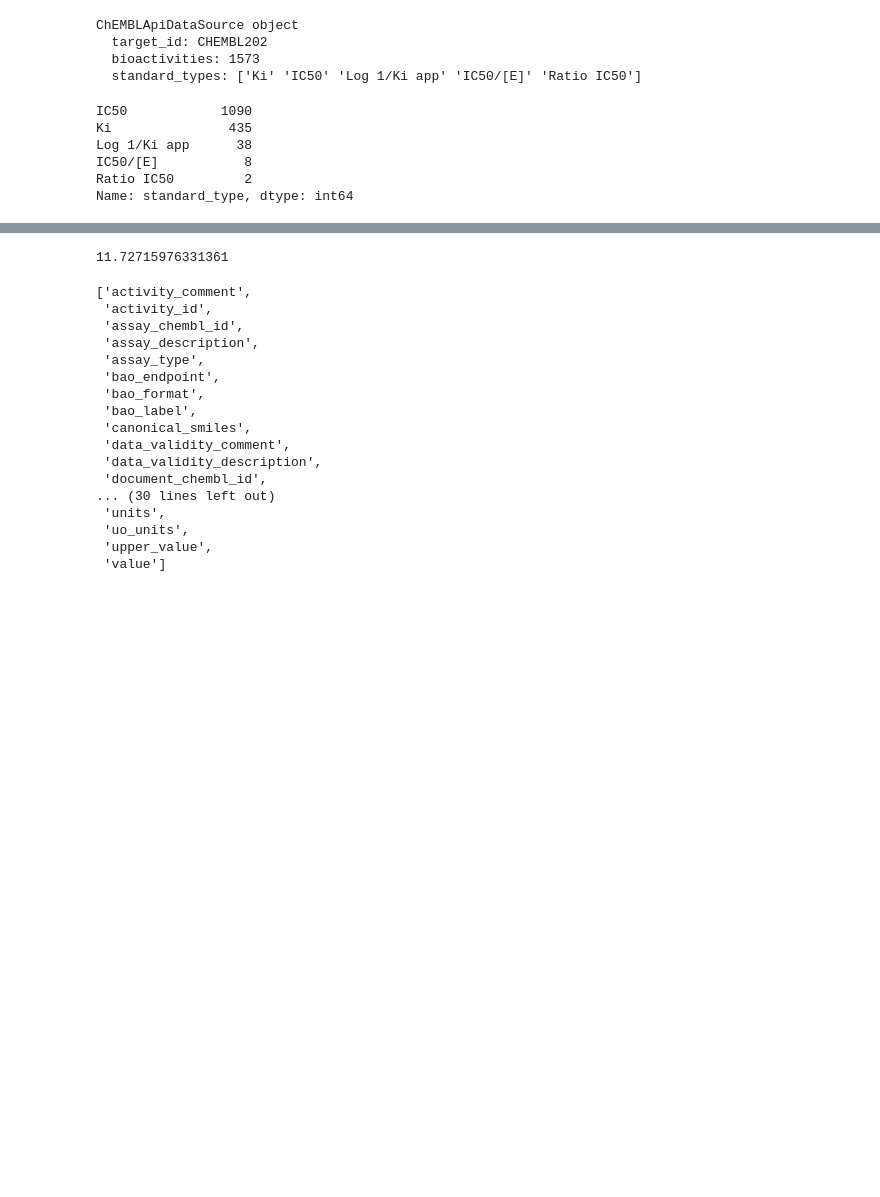
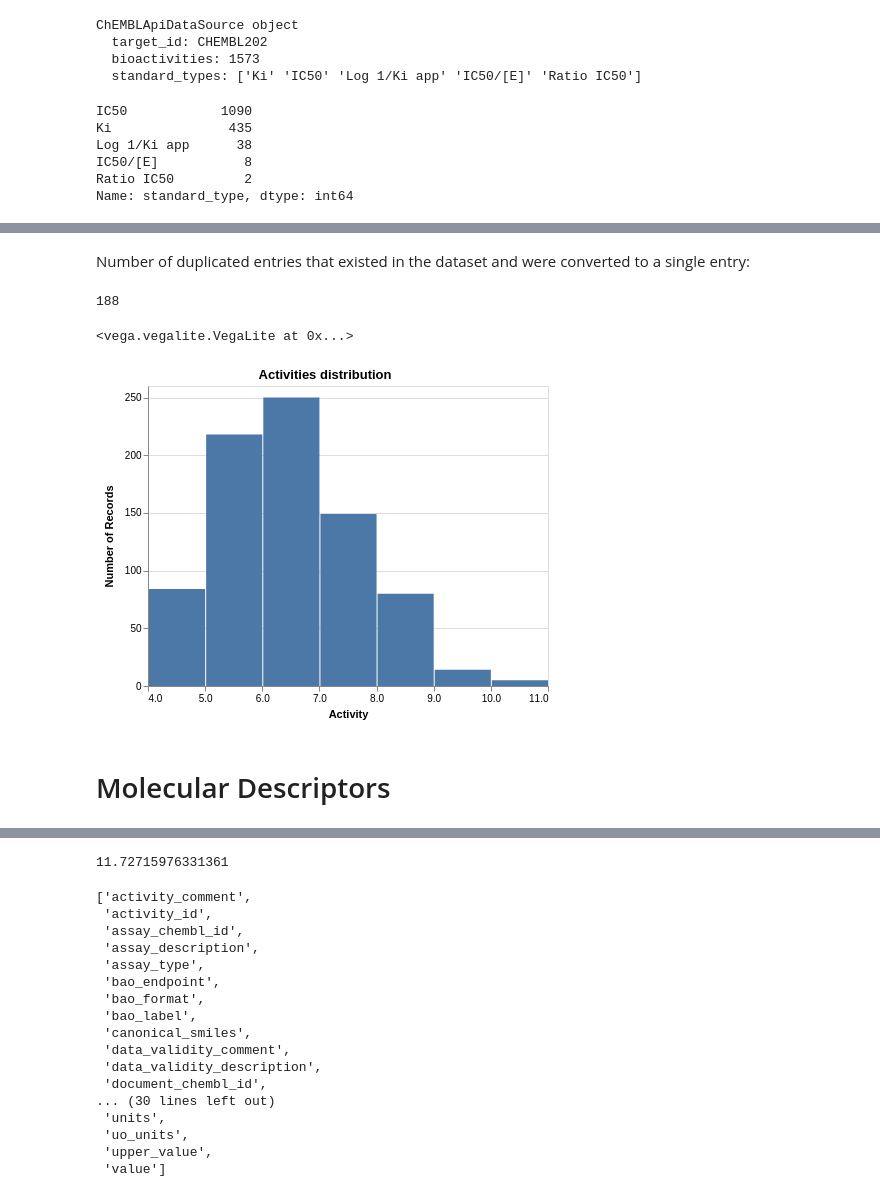
Before and after one commit to KISysBio/modSAR, a Jupyter notebook: processing/notebooks/2018-09-17-explore-chembl-api.ipynb, the cells around one changed output, grey strips where cells are left out. Cells and saved outputs as stored; diff of their text form; code cells hidden in the pictures; blank space fills up the shorter version.

```diff
--- a/processing/notebooks/2018-09-17-explore-chembl-api.ipynb
+++ b/processing/notebooks/2018-09-17-explore-chembl-api.ipynb
@@ -66,0 +66,23 @@ result_df = result_df[~result_df['pchembl_value'].isnull()]
+# %% [markdown]
+Number of duplicated entries that existed in the dataset and were converted to a single entry:
+# %%
+preprocessed_df['duplicated'].sum()
+# %% [output]
+188
+# %%
+import altair as alt
+
+alt.renderers.enable('notebook')
+
+alt.Chart(preprocessed_df).mark_bar().encode(
+    x=alt.X("median_pchembl_value", bin=True, title='Activity'),
+    y='count()',
+    tooltip=['count()'],
+).properties(
+    title='Activities distribution'
+)
+# %% [output]
+<vega.vegalite.VegaLite at 0x...>
+[figure, added]
+# %% [markdown]
+# Molecular Descriptors
```
Also changed, not shown: parts of 30 cells of this notebook, 5 other files.
